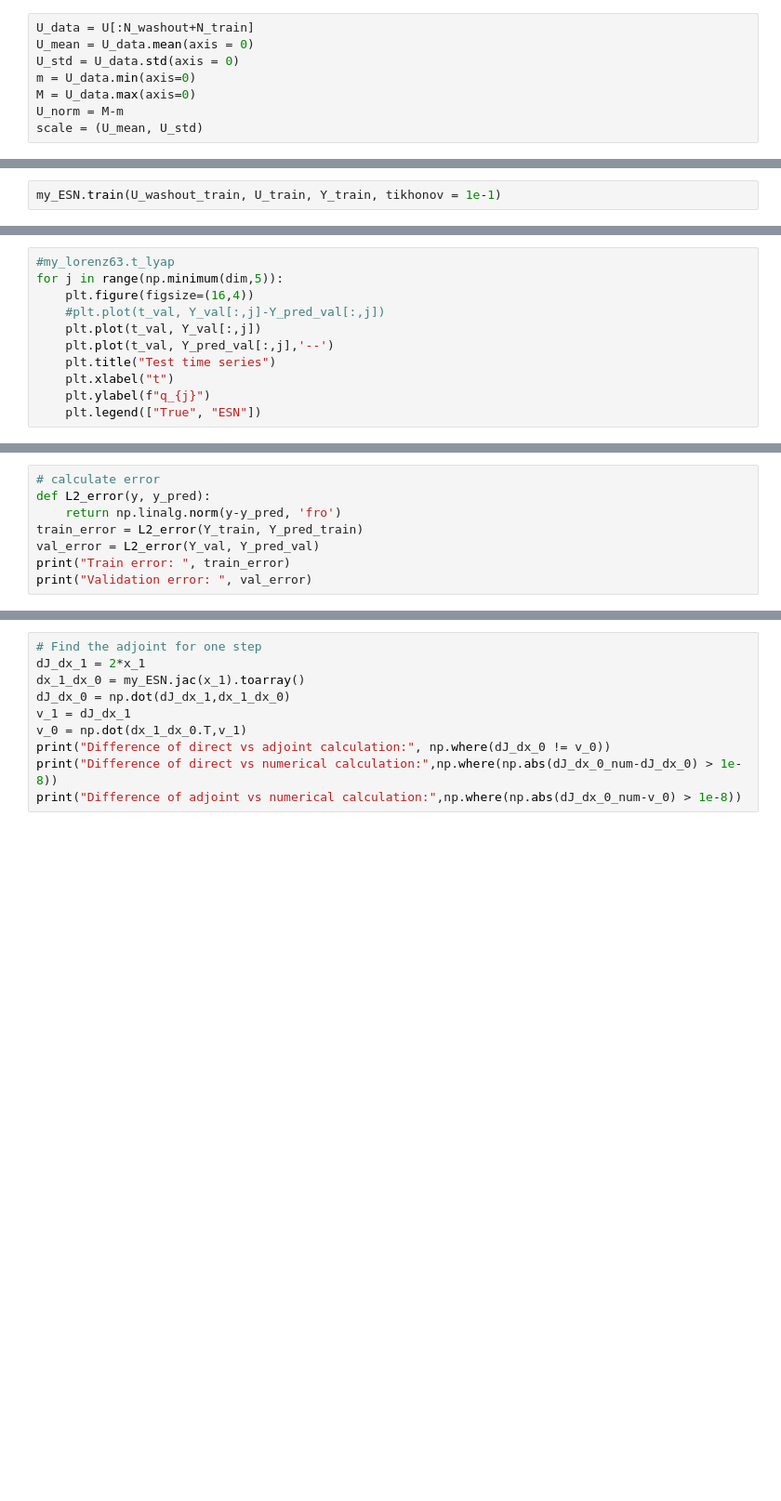
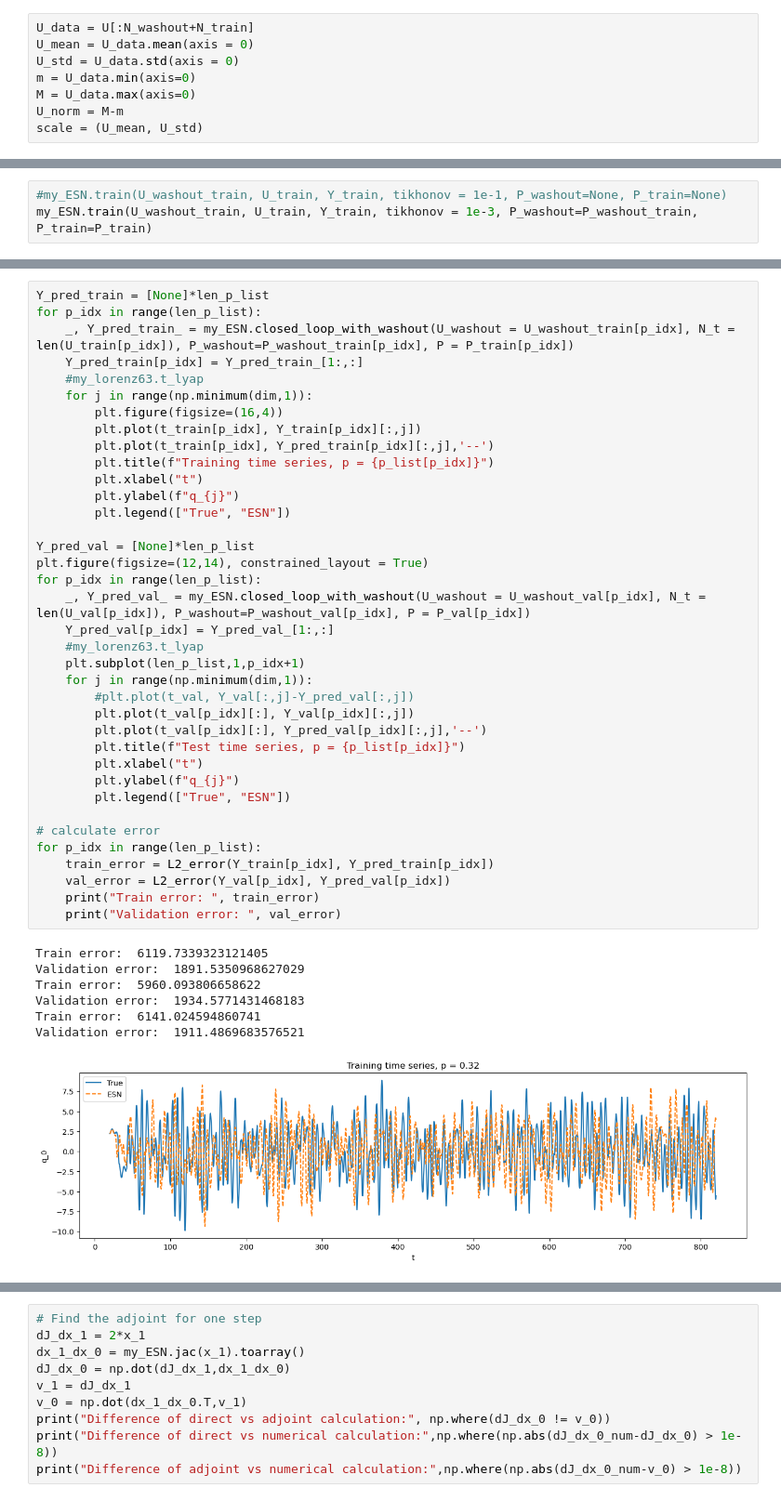
Before and after one commit to MagriLab/Adjoint-ESN, a Jupyter notebook: src/run.ipynb, the cells around one changed output, grey strips where cells are left out. Shown at 93% size. Saved outputs shown, nothing was run; the diff lists cells and outputs as text; blank space fills up the shorter version.

```diff
--- a/src/run.ipynb
+++ b/src/run.ipynb
@@ -114,5 +312,6 @@ Input scaling is set to 1, set it separately if necessary.
 Input weights are rescaled with the new input scaling.
 Spectral radius is set to 1, set it separately if necessary.
 Reservoir weights are rescaled with the new spectral radius.
-# %%
-my_ESN.train(U_washout_train, U_train, Y_train, tikhonov = 1e-1)
+# %%
+#my_ESN.train(U_washout_train, U_train, Y_train, tikhonov = 1e-1, P_washout=None, P_train=None)
+my_ESN.train(U_washout_train, U_train, Y_train, tikhonov = 1e-3, P_washout=P_washout_train, P_train=P_train)
@@ -156,11 +359,0 @@ Y_pred_val = Y_pred_val[1:,:]
-# %%
-#my_lorenz63.t_lyap
-for j in range(np.minimum(dim,5)):
-    plt.figure(figsize=(16,4))
-    #plt.plot(t_val, Y_val[:,j]-Y_pred_val[:,j])
-    plt.plot(t_val, Y_val[:,j])
-    plt.plot(t_val, Y_pred_val[:,j],'--')
-    plt.title("Test time series")
-    plt.xlabel("t")
-    plt.ylabel(f"q_{j}")
-    plt.legend(["True", "ESN"])
@@ -173,8 +360,45 @@ for j in range(np.minimum(dim,5)):
-# %%
-# calculate error
-def L2_error(y, y_pred):
-    return np.linalg.norm(y-y_pred, 'fro')
-train_error = L2_error(Y_train, Y_pred_train)
-val_error = L2_error(Y_val, Y_pred_val)
-print("Train error: ", train_error)
-print("Validation error: ", val_error)
+# %%
+Y_pred_train = [None]*len_p_list
+for p_idx in range(len_p_list):
+    _, Y_pred_train_ = my_ESN.closed_loop_with_washout(U_washout = U_washout_train[p_idx], N_t = len(U_train[p_idx]), P_washout=P_washout_train[p_idx], P = P_train[p_idx])
+    Y_pred_train[p_idx] = Y_pred_train_[1:,:]
+    #my_lorenz63.t_lyap
+    for j in range(np.minimum(dim,1)):
+        plt.figure(figsize=(16,4))
+        plt.plot(t_train[p_idx], Y_train[p_idx][:,j])
+        plt.plot(t_train[p_idx], Y_pred_train[p_idx][:,j],'--')
+        plt.title(f"Training time series, p = {p_list[p_idx]}")
+        plt.xlabel("t")
+        plt.ylabel(f"q_{j}")
+        plt.legend(["True", "ESN"])
+
+Y_pred_val = [None]*len_p_list
+plt.figure(figsize=(12,14), constrained_layout = True)
+for p_idx in range(len_p_list):
+    _, Y_pred_val_ = my_ESN.closed_loop_with_washout(U_washout = U_washout_val[p_idx], N_t = len(U_val[p_idx]), P_washout=P_washout_val[p_idx], P = P_val[p_idx])
+    Y_pred_val[p_idx] = Y_pred_val_[1:,:]
+    #my_lorenz63.t_lyap
+    plt.subplot(len_p_list,1,p_idx+1)
+    for j in range(np.minimum(dim,1)):
+        #plt.plot(t_val, Y_val[:,j]-Y_pred_val[:,j])
+        plt.plot(t_val[p_idx][:], Y_val[p_idx][:,j])
+        plt.plot(t_val[p_idx][:], Y_pred_val[p_idx][:,j],'--')
+        plt.title(f"Test time series, p = {p_list[p_idx]}")
+        plt.xlabel("t")
+        plt.ylabel(f"q_{j}")
+        plt.legend(["True", "ESN"])
+
+# calculate error
+for p_idx in range(len_p_list):
+    train_error = L2_error(Y_train[p_idx], Y_pred_train[p_idx])
+    val_error = L2_error(Y_val[p_idx], Y_pred_val[p_idx])
+    print("Train error: ", train_error)
+    print("Validation error: ", val_error)
+# %% [output]
+Train error:  6119.7339323121405
+Validation error:  1891.5350968627029
+Train error:  5960.093806658622
+Validation error:  1934.5771431468183
+Train error:  6141.024594860741
+Validation error:  1911.4869683576521
+[figure, added]
```
Also changed, not shown: parts of 44 cells of this notebook, 5 other files.
